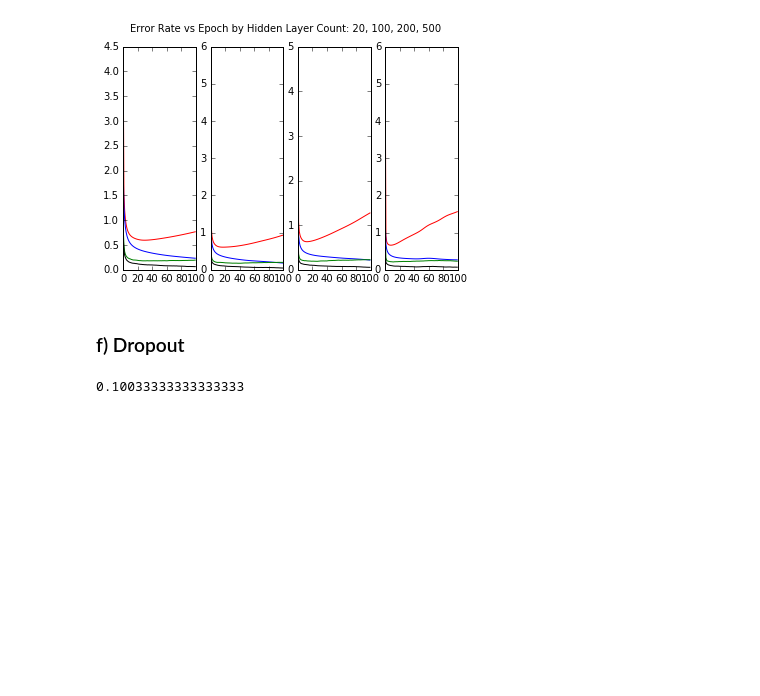
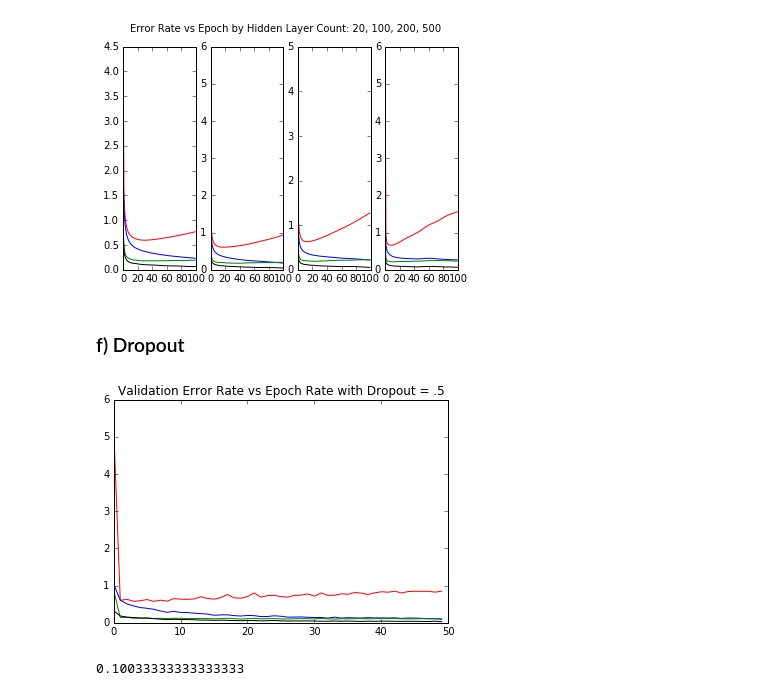
Before and after one commit to sjobeek/deeplearning_cmu, a Jupyter notebook: hw1_backprop/hw1_code_submission.ipynb, the cells around one changed output. Drawn from its saved outputs; the diff is of its cells as text; code cells hidden in the pictures; blank space fills up the shorter version.

```diff
--- a/hw1_backprop/hw1_code_submission.ipynb
+++ b/hw1_backprop/hw1_code_submission.ipynb
@@ -145,9 +145,12 @@ dropout_result = nnbp.train_singlelayer_dropout(epochs=50, rate=0.05, dropout=0.
 # %%
 plt.plot(dropout_result['ce_test_per_epoch'], c='r')
 plt.plot(dropout_result['ce_train_per_epoch'], c='b')
 plt.plot(dropout_result['class_test_per_epoch'], c='g')
 plt.plot(dropout_result['class_train_per_epoch'], c='k')
-plt.figsave('dropout1.png')
+plt.title("Validation Error Rate vs Epoch Rate with Dropout = .5")
+plt.savefig('dropout1.png')
+# %% [output]
+[figure, added]
 # %%
 min(dropout_result['class_test_per_epoch'])
 # %% [output]
```
Also changed, not shown: parts of 11 cells of this notebook, 23 other files.
